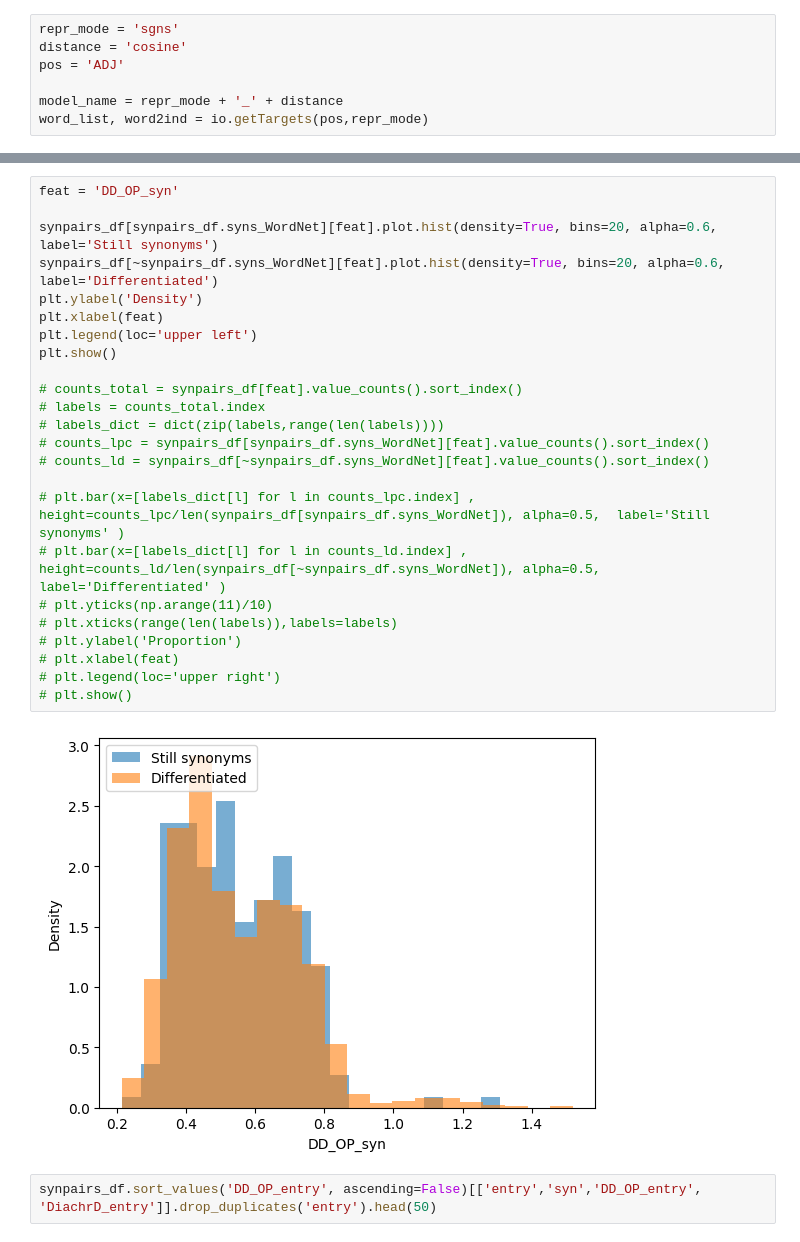
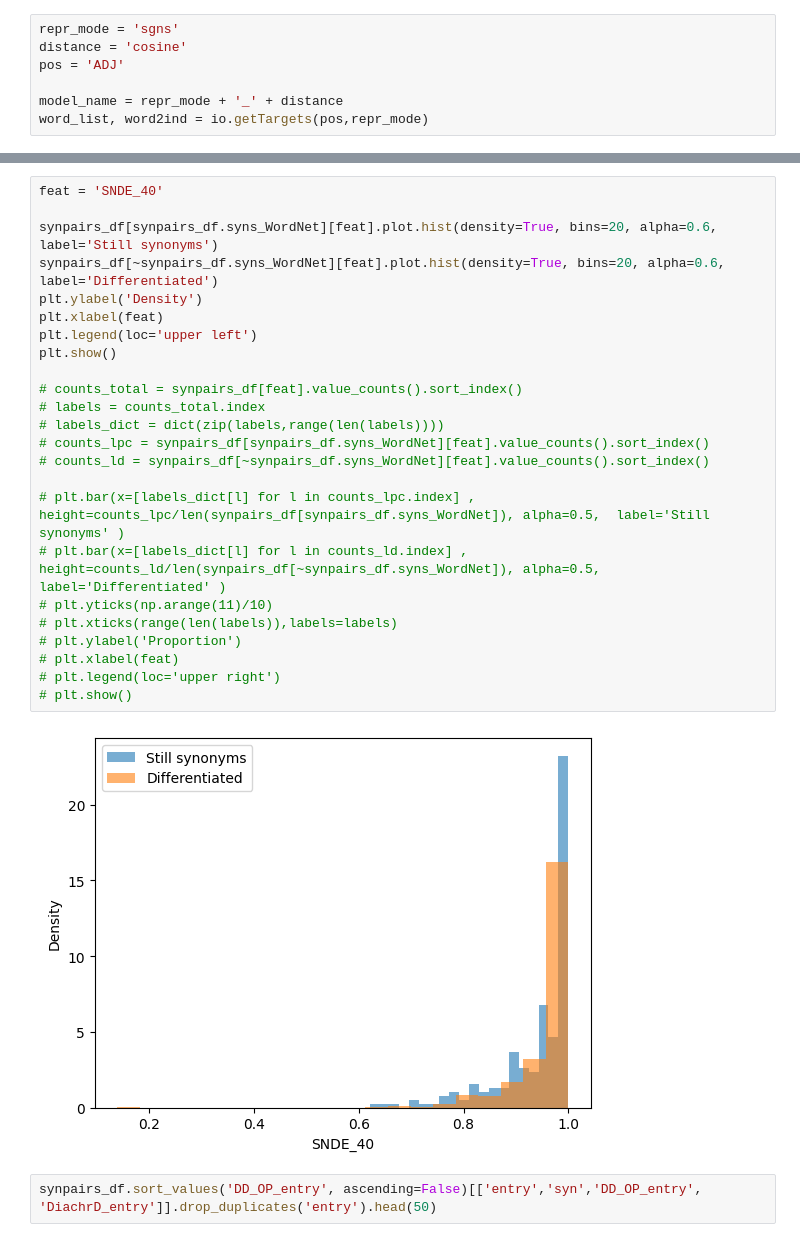
Before and after one commit to blietard/synonyms-semchange, a Jupyter notebook: analysing_synpairs.ipynb, the cells around one changed output, grey strips where cells are left out. Cells and saved outputs as stored; diff of their text form.

```diff
--- a/analysing_synpairs.ipynb
+++ b/analysing_synpairs.ipynb
@@ -45,29 +67,29 @@ synpairs_df
 # %%
-feat = 'DD_OP_syn'
+feat = 'SNDE_40'
 
 synpairs_df[synpairs_df.syns_WordNet][feat].plot.hist(density=True, bins=20, alpha=0.6,  label='Still synonyms')
 synpairs_df[~synpairs_df.syns_WordNet][feat].plot.hist(density=True, bins=20, alpha=0.6,  label='Differentiated')
 plt.ylabel('Density')
 plt.xlabel(feat)
 plt.legend(loc='upper left')
 plt.show()
 
 # counts_total = synpairs_df[feat].value_counts().sort_index()
 # labels = counts_total.index
 # labels_dict = dict(zip(labels,range(len(labels))))
 # counts_lpc = synpairs_df[synpairs_df.syns_WordNet][feat].value_counts().sort_index()
 # counts_ld = synpairs_df[~synpairs_df.syns_WordNet][feat].value_counts().sort_index()
 
 # plt.bar(x=[labels_dict[l] for l in counts_lpc.index] , height=counts_lpc/len(synpairs_df[synpairs_df.syns_WordNet]), alpha=0.5,  label='Still synonyms' )
 # plt.bar(x=[labels_dict[l] for l in counts_ld.index] , height=counts_ld/len(synpairs_df[~synpairs_df.syns_WordNet]), alpha=0.5,  label='Differentiated' )
 # plt.yticks(np.arange(11)/10)
 # plt.xticks(range(len(labels)),labels=labels)
 # plt.ylabel('Proportion')
 # plt.xlabel(feat)
 # plt.legend(loc='upper right')
 # plt.show()
 # %% [output]
-[figure, old version]
+[figure, new version]
 # %%
 synpairs_df.sort_values('DD_OP_entry', ascending=False)[['entry','syn','DD_OP_entry', 'DiachrD_entry']].drop_duplicates('entry').head(50)
 # %% [output]
```
Also changed, not shown: parts of 5 cells of this notebook, 6 other files.
